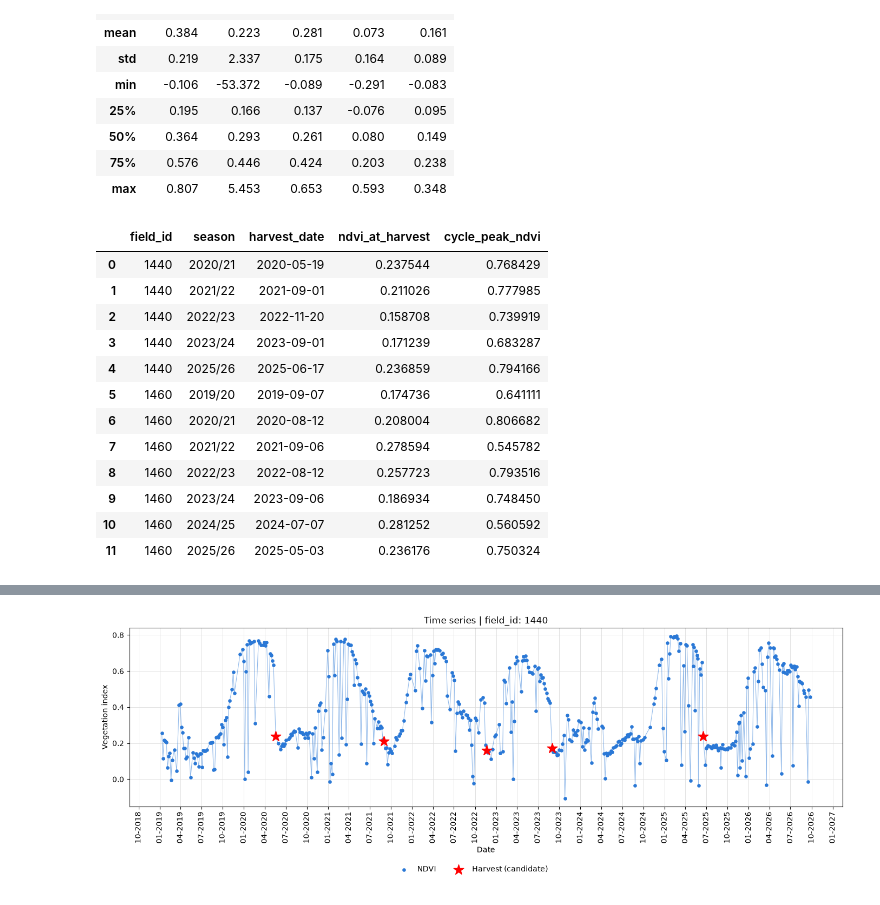
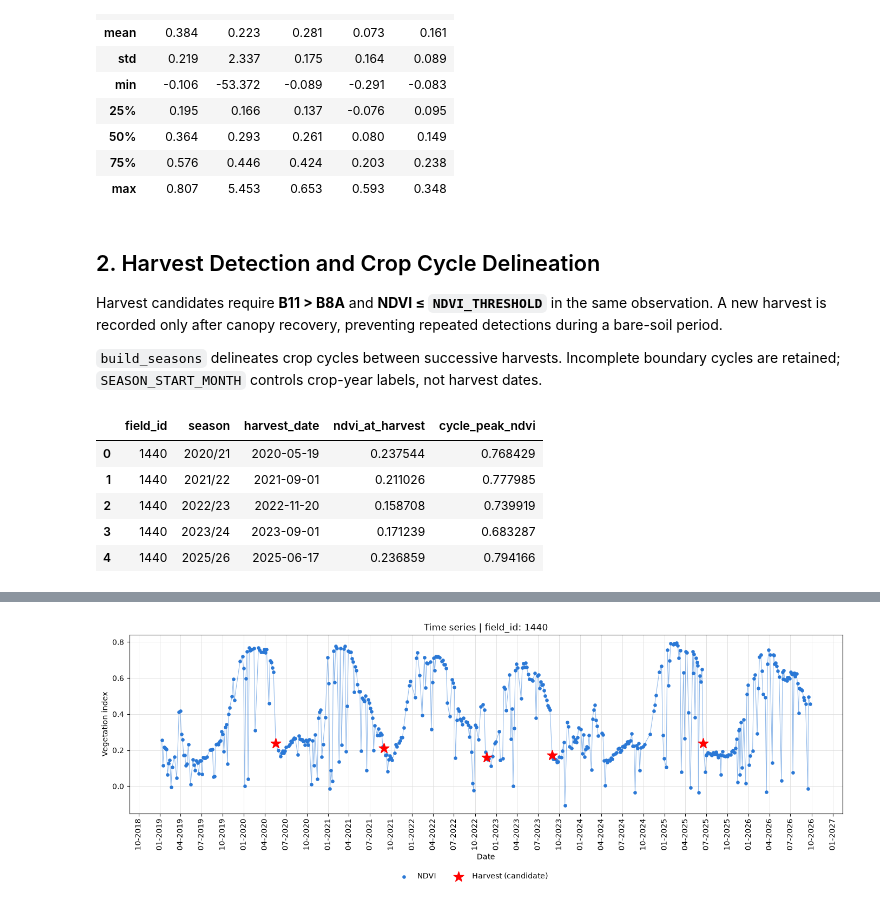
Before and after one commit to jfontenelli/cane_cycle, a Jupyter notebook: notebooks/sugarcane_cycle_analysis.ipynb, the cells around one changed output, grey strips where cells are left out. Cells and saved outputs as stored; diff of their text form; code cells hidden in the pictures.

```diff
--- a/notebooks/vegetation_index.ipynb
+++ b/notebooks/sugarcane_cycle_analysis.ipynb
@@ -69,29 +97,28 @@ df[INDICES_TO_COMPUTE].describe().round(3)
 | 50% | 0.364 | 0.293 | 0.261 | 0.080 | 0.149 |
 | 75% | 0.576 | 0.446 | 0.424 | 0.203 | 0.238 |
 | max | 0.807 | 5.453 | 0.653 | 0.593 | 0.348 |
+# %% [markdown]
+## 2. Harvest Detection and Crop Cycle Delineation
+
+Harvest candidates require **B11 > B8A** and **NDVI ≤ `NDVI_THRESHOLD`** in the same observation. A new harvest is recorded only after canopy recovery, preventing repeated detections during a bare-soil period.
+
+`build_seasons` delineates crop cycles between successive harvests. Incomplete boundary cycles are retained; `SEASON_START_MONTH` controls crop-year labels, not harvest dates.
 # %%
 harvests = detect_harvests(
     df,
     ndvi_max=NDVI_THRESHOLD,
     start_month=SEASON_START_MONTH,
     start_day=SEASON_START_DAY,
 )
 harvests.to_csv(HARVEST_FILE, index=False)
-harvests
+harvests.head(5)
 # %% [output]
 |  | field_id | season | harvest_date | ndvi_at_harvest | cycle_peak_ndvi |
 | 0 | 1440 | 2020/21 | 2020-05-19 | 0.237544 | 0.768429 |
 | 1 | 1440 | 2021/22 | 2021-09-01 | 0.211026 | 0.777985 |
 | 2 | 1440 | 2022/23 | 2022-11-20 | 0.158708 | 0.739919 |
 | 3 | 1440 | 2023/24 | 2023-09-01 | 0.171239 | 0.683287 |
 | 4 | 1440 | 2025/26 | 2025-06-17 | 0.236859 | 0.794166 |
-| 5 | 1460 | 2019/20 | 2019-09-07 | 0.174736 | 0.641111 |
-| 6 | 1460 | 2020/21 | 2020-08-12 | 0.208004 | 0.806682 |
-| 7 | 1460 | 2021/22 | 2021-09-06 | 0.278594 | 0.545782 |
-| 8 | 1460 | 2022/23 | 2022-08-12 | 0.257723 | 0.793516 |
-| 9 | 1460 | 2023/24 | 2023-09-06 | 0.186934 | 0.748450 |
-| 10 | 1460 | 2024/25 | 2024-07-07 | 0.281252 | 0.560592 |
-| 11 | 1460 | 2025/26 | 2025-05-03 | 0.236176 | 0.750324 |
 # %%
 seasons = build_seasons(
     df, harvests, start_month=SEASON_START_MONTH, start_day=SEASON_START_DAY
```
Also changed, not shown: parts of 24 cells of this notebook, 14 other files.
